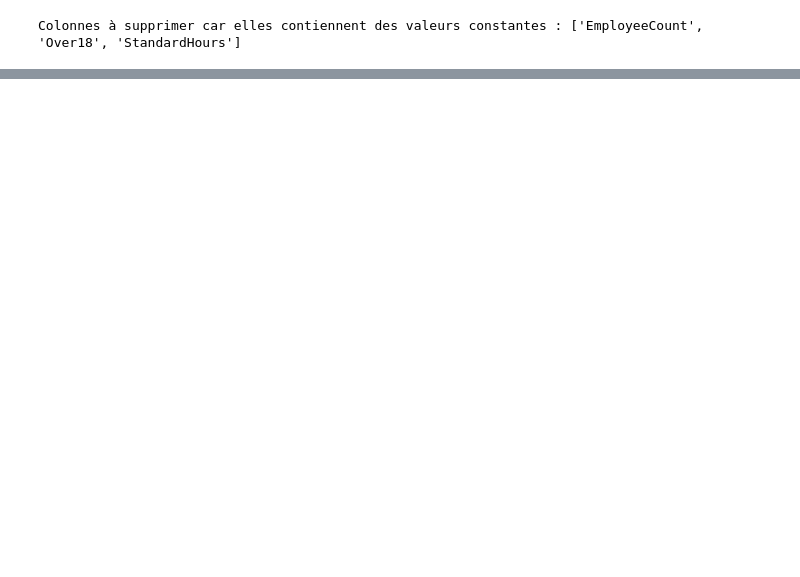
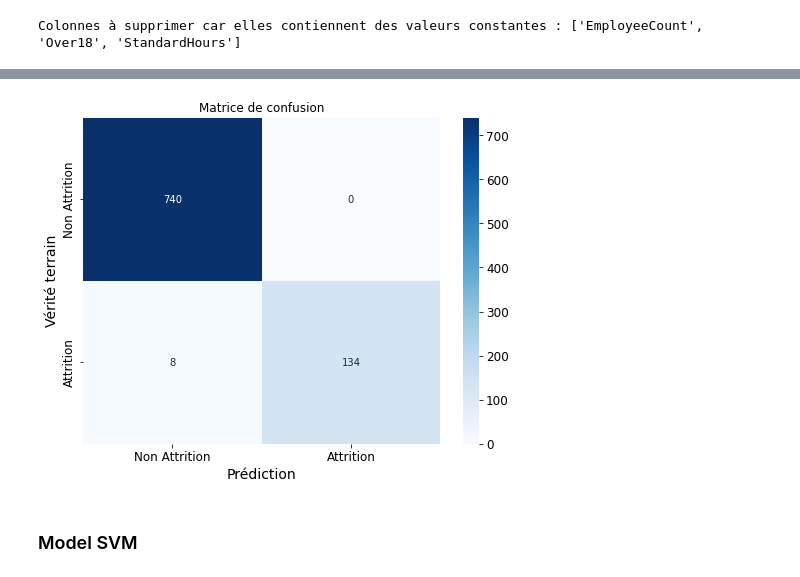
Before and after one commit to Aminedx/IA, a Jupyter notebook: Projet.ipynb, the cells around one changed output, grey strips where cells are left out. Cells and saved outputs as stored; diff of their text form; code cells hidden in the pictures; blank space fills up the shorter version.

```diff
--- a/Projet.ipynb
+++ b/Projet.ipynb
@@ -442,0 +700,15 @@ memory usage: 999.1+ KB
+# %%
+conf_matrix = confusion_matrix(y_test, rf_predictions)
+# Tracé de la matrice de confusion avec Seaborn
+plt.figure(figsize=(8, 6))
+sn.heatmap(conf_matrix, annot=True, fmt="d", cmap='Blues',
+            xticklabels=['Non Attrition', 'Attrition'],
+            yticklabels=['Non Attrition', 'Attrition'])
+plt.title('Matrice de confusion')
+plt.ylabel('Vérité terrain')
+plt.xlabel('Prédiction')
+plt.show()
+# %% [output]
+[figure, added]
+# %% [markdown]
+### Model SVM
```
Also changed, not shown: parts of 37 cells of this notebook, 1 other file.
